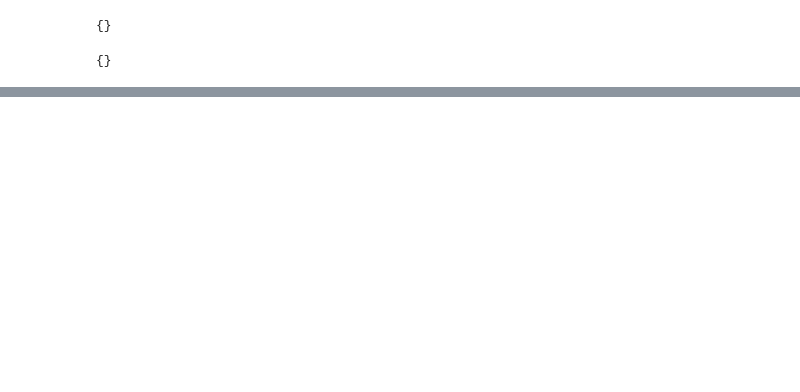
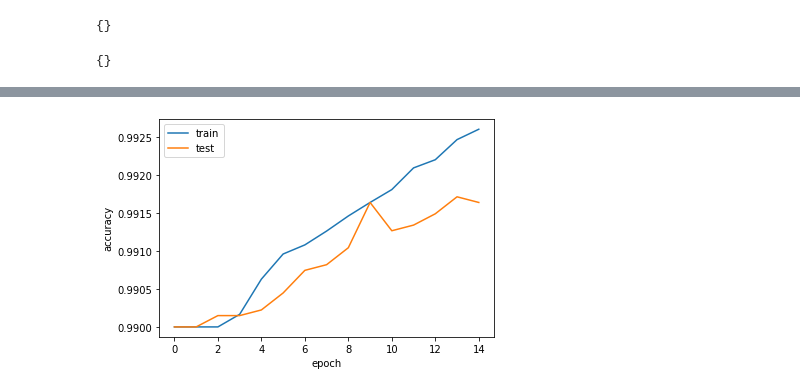
Before and after one commit to superosku/five-in-a-row-gomoku-bot, a Jupyter notebook: Untitled-Copy2.ipynb, the cells around one changed output, grey strips where cells are left out. Drawn from its saved outputs; the diff is of its cells as text; code cells hidden in the pictures; blank space fills up the shorter version.

```diff
--- a/Untitled-Copy2.ipynb
+++ b/Untitled-Copy2.ipynb
@@ -36,8 +36,9 @@ EPOCHS = 20 # 50?
 model = Sequential()
 model.add(Conv2D(64, kernel_size=3, activation='relu', input_shape=(BOARD_SIZE, BOARD_SIZE, 1), padding='same'))
 model.add(Conv2D(128, kernel_size=3, activation='relu', input_shape=(BOARD_SIZE, BOARD_SIZE, 1), padding='same'))
-#model.add(Conv2D(256, kernel_size=3, activation='relu', input_shape=(BOARD_SIZE, BOARD_SIZE, 1), padding='same'))
-#model.add(Conv2D(64, kernel_size=3, activation='relu', input_shape=(BOARD_SIZE, BOARD_SIZE, 1), padding='same'))
+model.add(Conv2D(128, kernel_size=3, activation='relu', input_shape=(BOARD_SIZE, BOARD_SIZE, 1), padding='same'))
+model.add(Conv2D(128, kernel_size=3, activation='relu', input_shape=(BOARD_SIZE, BOARD_SIZE, 1), padding='same'))
+#model.add(Conv2D(128, kernel_size=3, activation='relu', input_shape=(BOARD_SIZE, BOARD_SIZE, 1), padding='same'))
 #model.add(Conv2D(64, kernel_size=3, activation='relu', input_shape=(BOARD_SIZE, BOARD_SIZE, 1), padding='same'))
 
 model.add(Conv2D(1, kernel_size=1, activation='relu', input_shape=(BOARD_SIZE, BOARD_SIZE, 1), padding='same'))
@@ -612,7 +617,7 @@ while True:
 
     augmented_train_x, augmented_train_y = augment_data(train_x, train_y)
 
-    model.fit(
+    history = model.fit(
         np.array(augmented_train_x),
         #keras.utils.to_categorical(np.array(augmented_train_y), num_classes=2),
         np.array(augmented_train_y),
@@ -622,7 +627,7 @@ while True:
     )
 
     model.save('output/my-model-{}.h5'.format(loop_index))
-    np.savez_compressed('output/train-x-y-{}'.format(loop_index))
+    np.savez_compressed('output/train-x-y-{}'.format(loop_index), train_x=train_x, train_y=train_y)
 
     loop_index += 1
 # %% [output]
@@ -643,0 +646,11 @@ i
+# %%
+augmented_train_x, augmented_train_y = augment_data(train_x, train_y)
+
+history = model.fit(
+    np.array(augmented_train_x),
+    #keras.utils.to_categorical(np.array(augmented_train_y), num_classes=2),
+    np.array(augmented_train_y),
+    epochs=EPOCHS,
+    validation_split=0.10,
+    shuffle=True
+)
@@ -643,0 +675,20 @@ i
+# %%
+plt.plot(history.history['accuracy'])
+plt.plot(history.history['val_accuracy'])
+plt.ylabel('accuracy')
+plt.xlabel('epoch')
+plt.legend(['train', 'test'], loc='upper left')
+
+plt.show()
+
+######
+# comparing different model structures
+# val acc starts from 0.9900
+######
+# 5 layers val acc: 0.9919 best e?
+# 4 layers val acc: 0.9919 best e17
+# 3 layers val acc: 0.9917 best e29 huom: ei ylioppimista. ei nouse 0.9916 yli tokalla yrityksellä ees 100 epokilla.
+# 2 layers val acc: 0.9904 best e27
+# 1 layers val acc: 0.9900 ei kasva..
+# %% [output]
+[figure, added]
```
Also changed, not shown: parts of 17 cells of this notebook, 3 other files.
